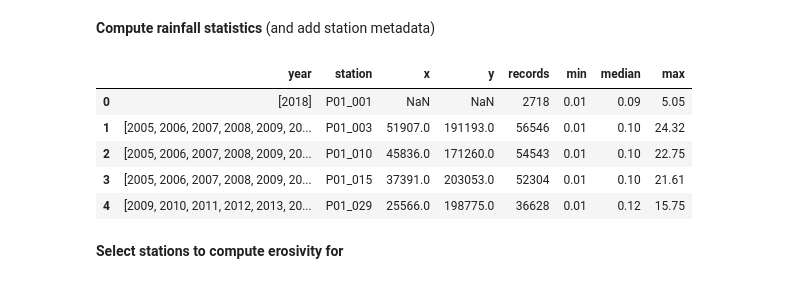
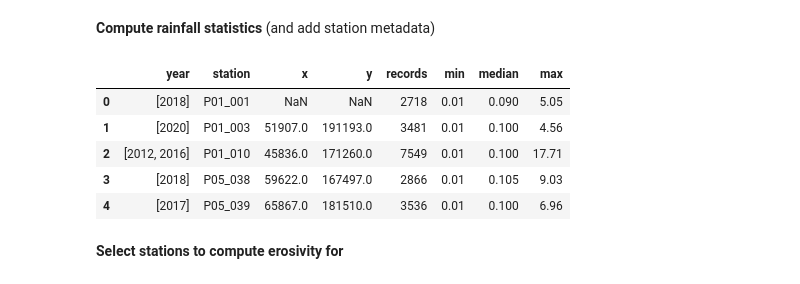
Before and after one commit to watem-sedem/rfactor, a Jupyter notebook: docs/notebooks/analysis_flanders.ipynb, the cells around one changed output. Cells and saved outputs as stored; diff of their text form; code cells hidden in the pictures.

```diff
--- a/docs/notebooks/analysis_flanders.ipynb
+++ b/docs/notebooks/analysis_flanders.ipynb
@@ -62,17 +64,17 @@ all_rainfall = load_rain_folder(fmap_rainfall)
 # %% [markdown]
 **Compute rainfall statistics** (and add station metadata)
 # %%
-stations = pd.read_csv("data/belgium/stations.csv")
+stations = pd.read_csv("data/stations.csv")
 
 rain_stats = compute_rainfall_statistics(all_rainfall, stations)
 rain_stats.head()
 # %% [output]
 |  | year | station | x | y | records | min | median | max |
-| 0 | [2018] | P01_001 | NaN | NaN | 2718 | 0.01 | 0.09 | 5.05 |
-| 1 | [2005, 2006, 2007, 2008, 2009, 20... | P01_003 | 51907.0 | 191193.0 | 56546 | 0.01 | 0.10 | 24.32 |
-| 2 | [2005, 2006, 2007, 2008, 2009, 20... | P01_010 | 45836.0 | 171260.0 | 54543 | 0.01 | 0.10 | 22.75 |
-| 3 | [2005, 2006, 2007, 2008, 2009, 20... | P01_015 | 37391.0 | 203053.0 | 52304 | 0.01 | 0.10 | 21.61 |
-| 4 | [2009, 2010, 2011, 2012, 2013, 20... | P01_029 | 25566.0 | 198775.0 | 36628 | 0.01 | 0.12 | 15.75 |
+| 0 | [2018] | P01_001 | NaN | NaN | 2718 | 0.01 | 0.090 | 5.05 |
+| 1 | [2020] | P01_003 | 51907.0 | 191193.0 | 3481 | 0.01 | 0.100 | 4.56 |
+| 2 | [2012, 2016] | P01_010 | 45836.0 | 171260.0 | 7549 | 0.01 | 0.100 | 17.71 |
+| 3 | [2018] | P05_038 | 59622.0 | 167497.0 | 2866 | 0.01 | 0.105 | 9.03 |
+| 4 | [2017] | P05_039 | 65867.0 | 181510.0 | 3536 | 0.01 | 0.100 | 6.96 |
 # %% [markdown]
 **Select stations to compute erosivity for**
 # %%
```
Also changed, not shown: parts of 5 cells of this notebook, 1 other file.
